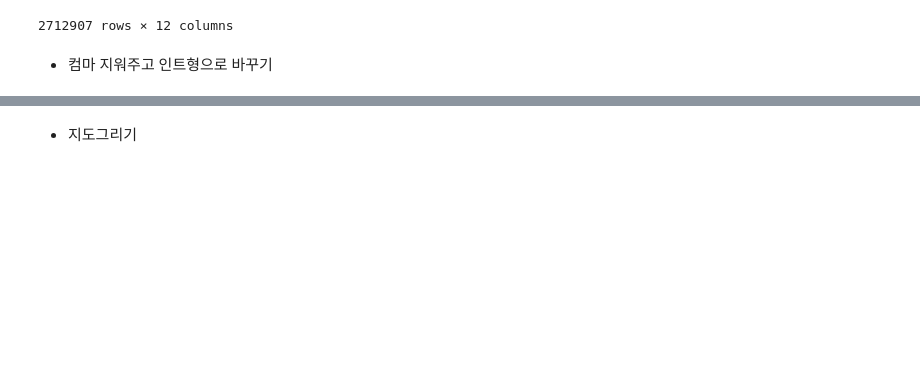
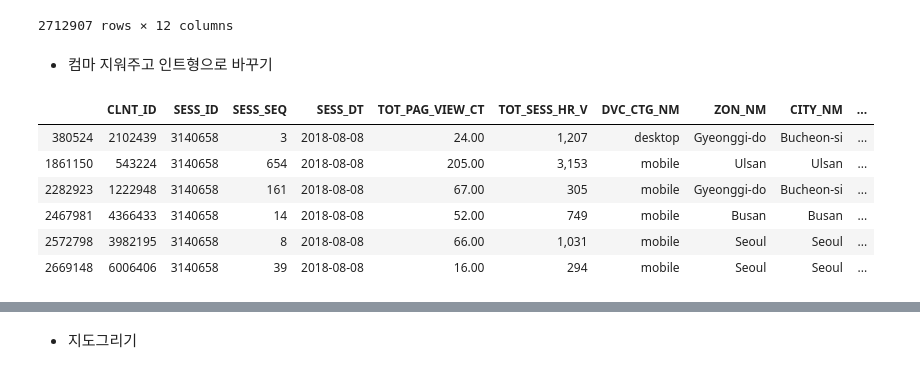
Before and after one commit to meucham11/Python3, a Jupyter notebook: Project/lpoint/lpoint.ipynb, the cells around one changed output, grey strips where cells are left out. Cells and saved outputs as stored; diff of their text form; code cells hidden in the pictures; blank space fills up the shorter version.

```diff
--- a/Project/lpoint/lpoint.ipynb
+++ b/Project/lpoint/lpoint.ipynb
@@ -727,3 +724,13 @@ session
 # %%
 session['TOT_SESS_HR_V']=session['TOT_SESS_HR_V'].astype('str')
 session['TOT_SESS_HR_V']=session['TOT_SESS_HR_V'].apply(delcom)
+# %%
+session[session['SESS_ID']==3140658]
+# %% [output]
+|  | CLNT_ID | SESS_ID | SESS_SEQ | SESS_DT | TOT_PAG_VIEW_CT | TOT_SESS_HR_V | DVC_CTG_NM | ZON_NM | CITY_NM | ... |
+| 380524 | 2102439 | 3140658 | 3 | 2018-08-08 | 24.00 | 1,207 | desktop | Gyeonggi-do | Bucheon-si | ... |
+| 1861150 | 543224 | 3140658 | 654 | 2018-08-08 | 205.00 | 3,153 | mobile | Ulsan | Ulsan | ... |
+| 2282923 | 1222948 | 3140658 | 161 | 2018-08-08 | 67.00 | 305 | mobile | Gyeonggi-do | Bucheon-si | ... |
+| 2467981 | 4366433 | 3140658 | 14 | 2018-08-08 | 52.00 | 749 | mobile | Busan | Busan | ... |
+| 2572798 | 3982195 | 3140658 | 8 | 2018-08-08 | 66.00 | 1,031 | mobile | Seoul | Seoul | ... |
+| 2669148 | 6006406 | 3140658 | 39 | 2018-08-08 | 16.00 | 294 | mobile | Seoul | Seoul | ... |
```
Also changed, not shown: parts of 20 cells of this notebook.
